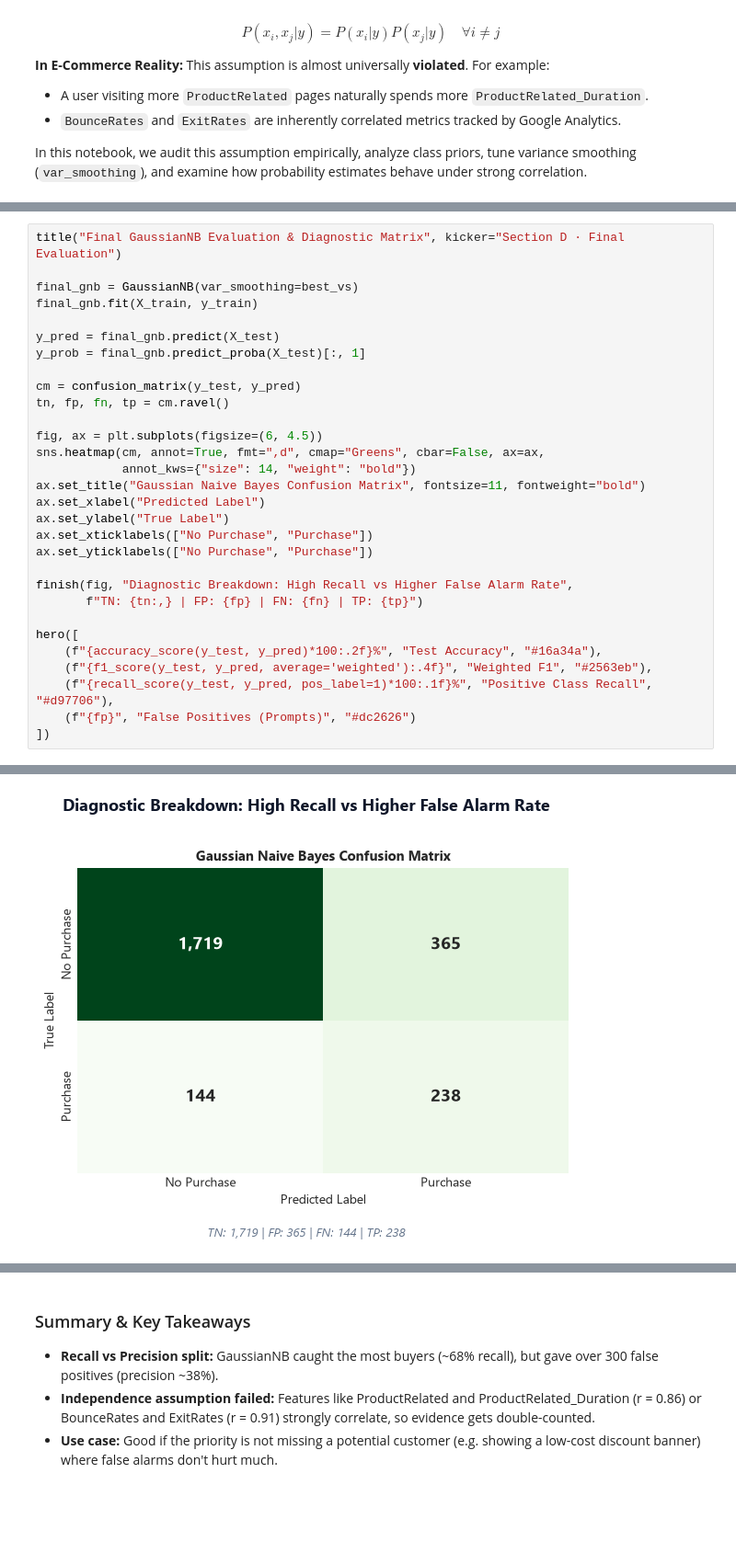
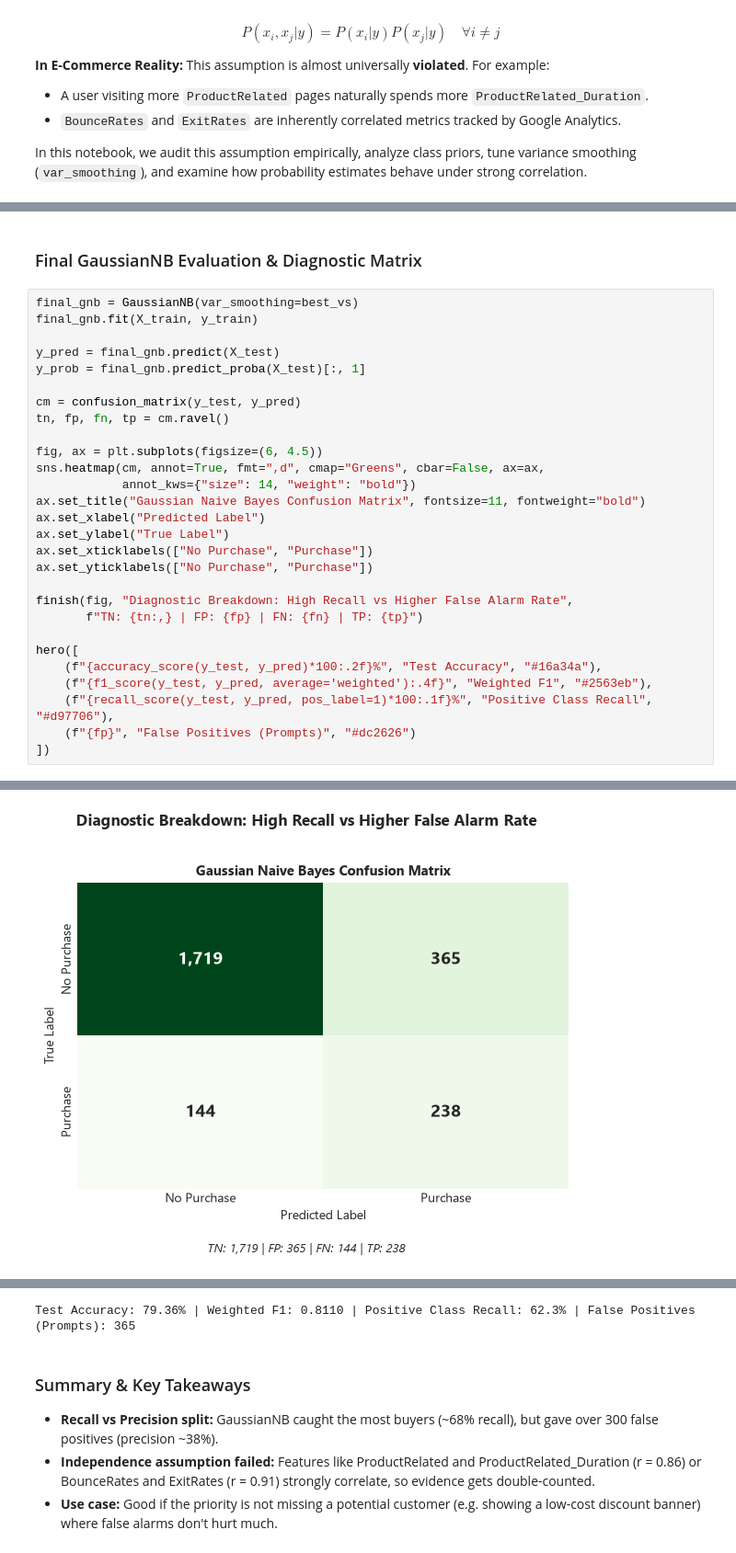
Before and after one commit to MR7star/ML-Capstone-Project, a Jupyter notebook: notebooks/03_naive_bayes.ipynb, the cells around one changed output, grey strips where cells are left out. Shown at 92% size. Saved outputs shown, nothing was run; the diff lists cells and outputs as text; blank space fills up the shorter version.

```diff
--- a/notebooks/03_naive_bayes.ipynb
+++ b/notebooks/03_naive_bayes.ipynb
@@ -169,6 +147,6 @@ Tuned ROC-AUC
+# %% [markdown]
+### Final GaussianNB Evaluation & Diagnostic Matrix
 # %%
-title("Final GaussianNB Evaluation & Diagnostic Matrix", kicker="Section D · Final Evaluation")
-
 final_gnb = GaussianNB(var_smoothing=best_vs)
 final_gnb.fit(X_train, y_train)
 
@@ -202 +178 @@ Final GaussianNB Evaluation & Diagnostic Matrix
-[figure, old version]
+[figure, new version]
@@ -211,3 +179,4 @@ False Positives (Prompts)
+Test Accuracy: 79.36% | Weighted F1: 0.8110 | Positive Class Recall: 62.3% | False Positives (Prompts): 365
 # %% [markdown]
 ### Summary & Key Takeaways
 - **Recall vs Precision split:** GaussianNB caught the most buyers (~68% recall), but gave over 300 false positives (precision ~38%).
```
Also changed, not shown: parts of 9 cells of this notebook, 7 other files.
